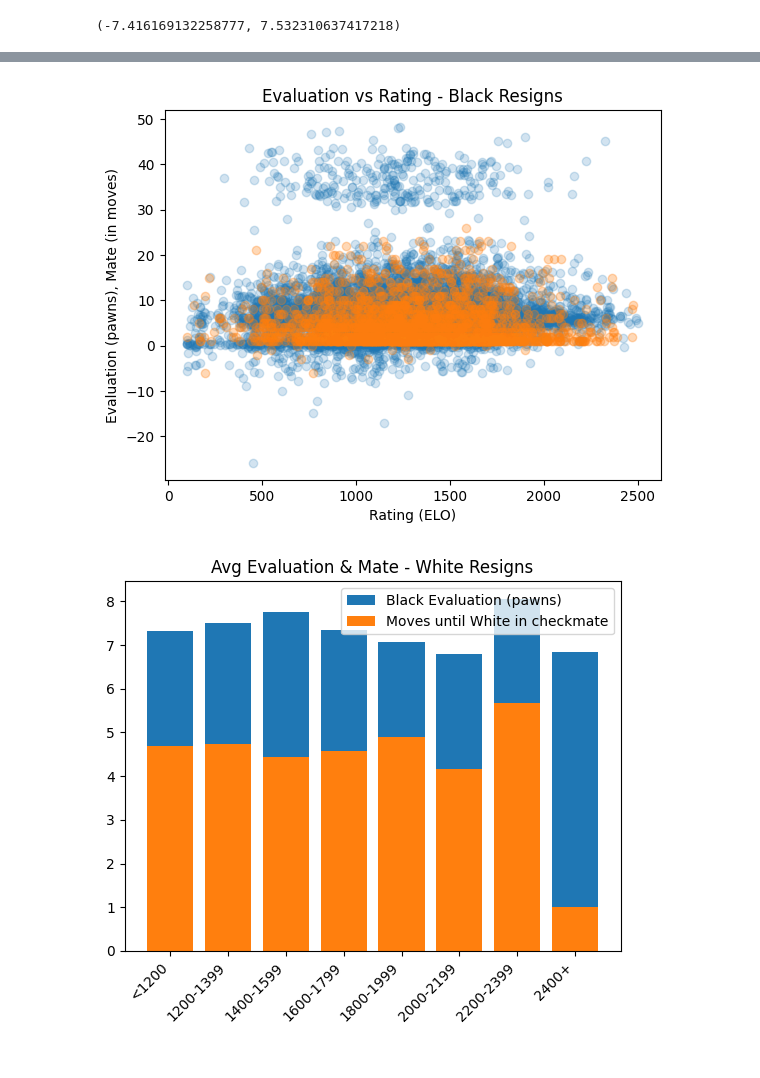
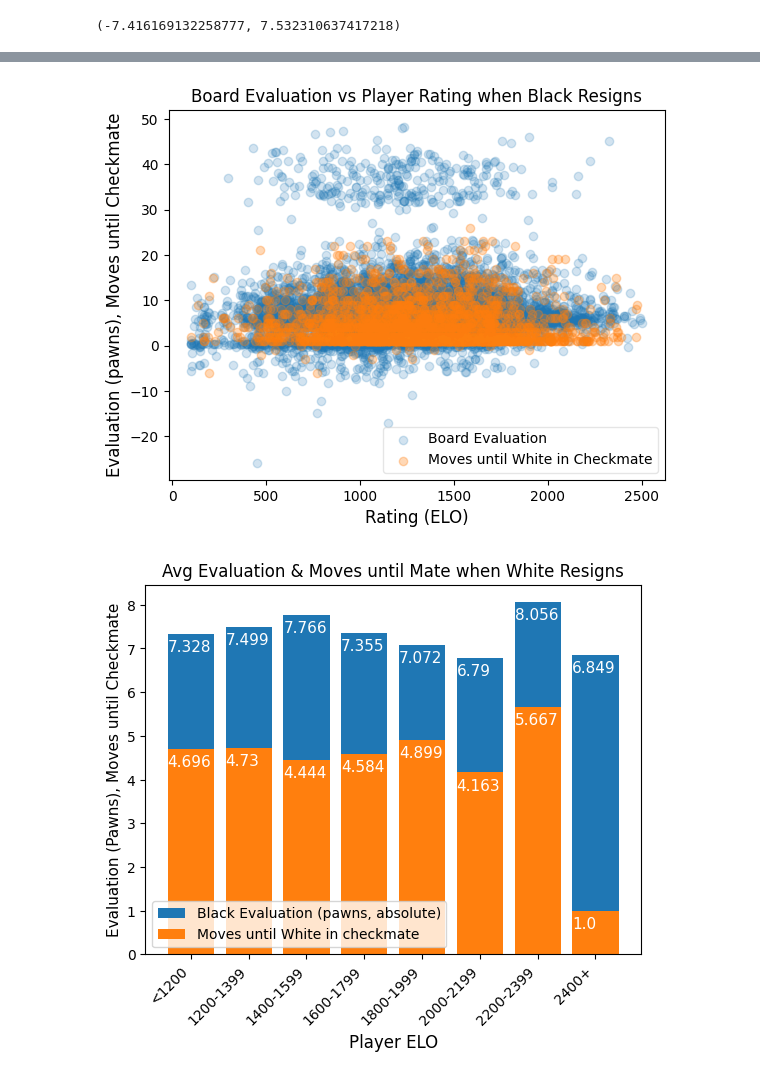
Before and after one commit to Torbet/Chess-DS, a Jupyter notebook: Resignations.ipynb, the cells around one changed output, grey strips where cells are left out. Cells and saved outputs as stored; diff of their text form; code cells hidden in the pictures.

Commit message:
Graph Tidying

```diff
--- a/Resignations.ipynb
+++ b/Resignations.ipynb
@@ -33,27 +34,33 @@ plt.show()
 # %%
-plt.title('Evaluation vs Rating - Black Resigns')
-plt.xlabel('Rating (ELO)')
-plt.ylabel('Evaluation (pawns), Mate (in moves)')
-plt.scatter(black_resigns['black_rating'], black_resigns['evaluation'], alpha=0.2)
-plt.scatter(black_resigns['black_rating'], black_resigns['mate'], alpha=0.3)
+plt.title('Board Evaluation vs Player Rating when Black Resigns')
+plt.xlabel('Rating (ELO)', fontsize=12)
+plt.ylabel('Evaluation (pawns), Moves until Checkmate', fontsize=12)
+plt.scatter(black_resigns['black_rating'], black_resigns['evaluation'], alpha=0.2, label='Board Evaluation')
+plt.scatter(black_resigns['black_rating'], black_resigns['mate'], alpha=0.3, label='Moves until White in Checkmate')
+plt.legend(framealpha=0.5)
 plt.show()
 # %% [output]
-[figure, old version]
+[figure, new version]
 # %%
 evals = dict(white_resigns.groupby('white_group')['evaluation'].mean())
 mates = dict(white_resigns.groupby('white_group')['mate'].mean())
 xs = list(evals.keys())
 evals = [-i for i in list(evals.values())]
 mates = [-i for i in list(mates.values())]
 
-plt.title('Avg Evaluation & Mate - White Resigns')
-plt.bar(xs, evals, label='Black Evaluation (pawns)')
-plt.bar(xs, mates, label='Moves until White in checkmate')
-plt.legend()
+plt.title('Avg Evaluation & Moves until Mate when White Resigns')
+bars = plt.bar(xs, evals, label='Black Evaluation (pawns, absolute)') + \
+    plt.bar(xs, mates, label='Moves until White in checkmate')
+for bar in bars:
+    yval = round(bar.get_height(), 3)
+    plt.text(bar.get_x(), yval-0.4, yval, ha='left', color='white', fontsize=11)
+plt.legend(loc='lower left')
+plt.ylabel("Evaluation (Pawns), Moves until Checkmate", fontsize=11)
+plt.xlabel("Player ELO", fontsize=12)
 plt.xticks(rotation=45, ha='right')
 plt.show()
 # %% [output]
-[figure, old version]
+[figure, new version]
 # %%
 evals = dict(black_resigns.groupby('black_group')['evaluation'].mean())
 mates = dict(black_resigns.groupby('black_group')['mate'].mean())
```
Also changed, not shown: parts of 2 cells of this notebook, 1 other file.
